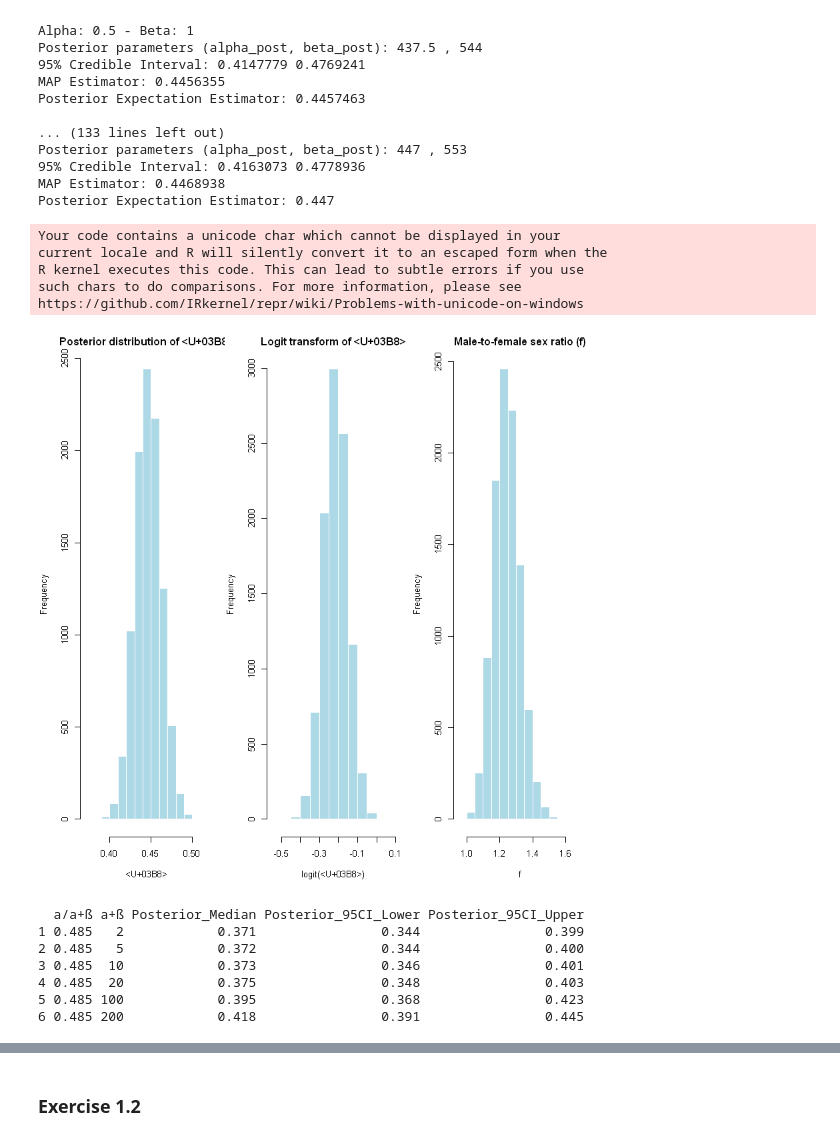
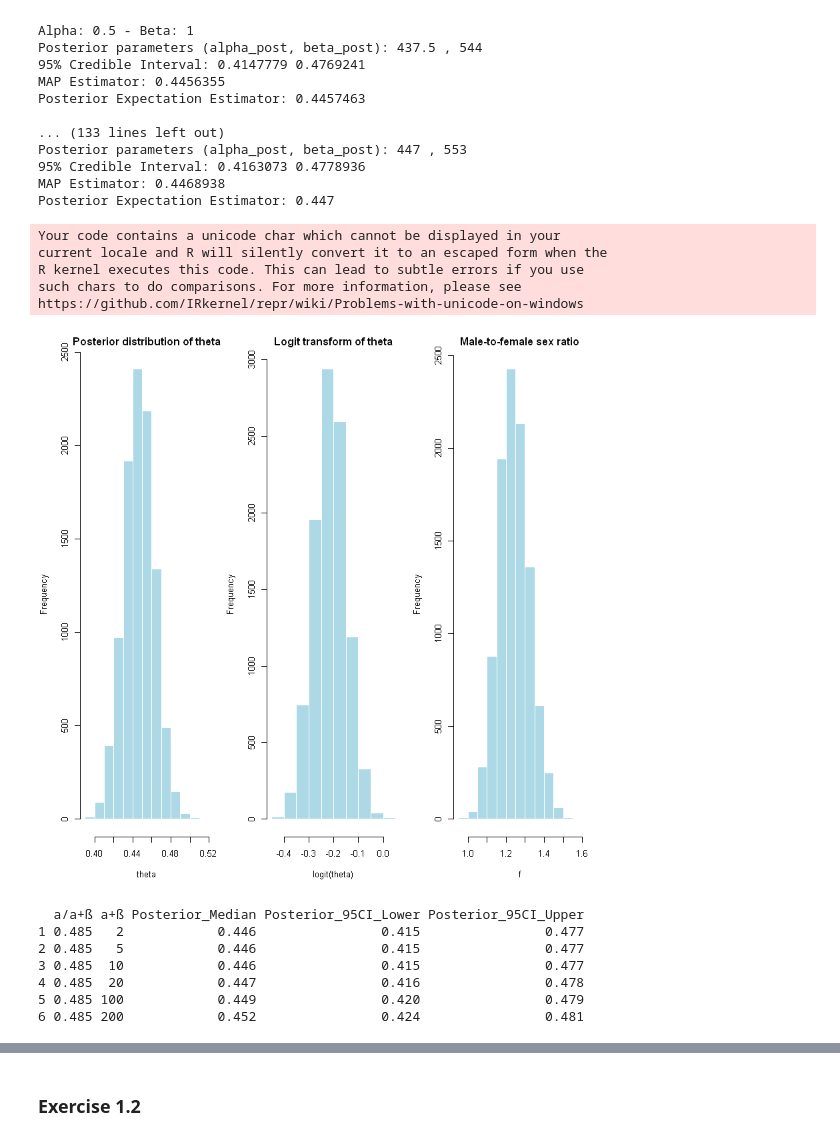
Before and after one commit to DaphneDjiakouri/Bayesian-Statistics, a Jupyter notebook: Assignments/1st_Assignment_Adriana_Madison_Dafni_Arturo.ipynb, the cells around one changed output, grey strips where cells are left out. Saved outputs shown, nothing was run; the diff lists cells and outputs as text; code cells hidden in the pictures.

```diff
--- a/Assignments/1st_Assignment_Adriana_Madison_Dafni_Arturo.ipynb
+++ b/Assignments/1st_Assignment_Adriana_Madison_Dafni_Arturo.ipynb
@@ -71,7 +73,7 @@ compute_beta_posterior <- function(alpha, beta, x, n) {
   credible_interval <- qbeta(c(0.025, 0.975), alpha_post, beta_post)
 
   # Compute MAP estimator
-  map_estimator <- (alpha_post - 1) / (alpha_post + beta_post - 2)
+  map_estimator <- (x + alpha - 1) / (n + alpha + beta - 2)
 
   # Compute posterior expectation estimator
   posterior_expectation <- alpha_post / (alpha_post + beta_post)
@@ -130,25 +132,25 @@ Posterior Expectation Estimator: 0.447
 # %%
 # Plot histograms of the posterior distributions
 par(mfrow = c(1, 3), mar = c(5, 4, 2, 1))
 
 # (a) Posterior distribution of θ
 theta_samples <- rbeta(10000, results[["alpha 5 beta 5"]]$alpha_post, results[["alpha 5 beta 5"]]$beta_post)
-hist(theta_samples, main = "Posterior distribution of θ", xlab = "θ", col = "lightblue", border = "white")
+hist(theta_samples, main = "Posterior distribution of theta", xlab = "theta", col = "lightblue", border = "white")
 
 # (b) Logit transform of θ
 logit_theta_samples <- log(theta_samples / (1 - theta_samples))
-hist(logit_theta_samples, main = "Logit transform of θ", xlab = "logit(θ)", col = "lightblue", border = "white")
+hist(logit_theta_samples, main = "Logit transform of theta", xlab = "logit(theta)", col = "lightblue", border = "white")
 
-# (c) Male-to-female sex ratio φ = (1 − θ)/θ
+# (c) Male-to-female sex ratio φ = (1 − θ)/θ (f)
 sex_ratio_samples <- (1 - theta_samples) / theta_samples
-hist(sex_ratio_samples, main = "Male-to-female sex ratio (φ)", xlab = "φ", col = "lightblue", border = "white")
+hist(sex_ratio_samples, main = "Male-to-female sex ratio", xlab = "f", col = "lightblue", border = "white")
 # %% [output]
 Your code contains a unicode char which cannot be displayed in your
 current locale and R will silently convert it to an escaped form when the
 R kernel executes this code. This can lead to subtle errors if you use
 such chars to do comparisons. For more information, please see
 https://github.com/IRkernel/repr/wiki/Problems-with-unicode-on-windows
-[figure, old version]
+[figure, new version]
 # %%
 # Initialize a dataframe to store the results
 table_data <- data.frame(
@@ -170,7 +172,7 @@ prior_sum_values <- c(2, 5, 10, 20, 100, 200) # alpha + beta
 for (prior_sum in prior_sum_values) {
 
   prior_alpha <- prior_expt * prior_sum
-  prior_beta_values <- prior_sum - prior_alpha
+  prior_beta <- prior_sum - prior_alpha
 
 
   # Compute posterior parameters and quantities
@@ -195,9 +197,9 @@ colnames(table_data) <- c("α/α+β", "α+β",
 print(table_data)
 # %% [output]
   a/a+ß a+ß Posterior_Median Posterior_95CI_Lower Posterior_95CI_Upper
-1 0.485   2            0.371                0.344                0.399
-2 0.485   5            0.372                0.344                0.400
-3 0.485  10            0.373                0.346                0.401
-4 0.485  20            0.375                0.348                0.403
-5 0.485 100            0.395                0.368                0.423
-6 0.485 200            0.418                0.391                0.445
+1 0.485   2            0.446                0.415                0.477
+2 0.485   5            0.446                0.415                0.477
+3 0.485  10            0.446                0.415                0.477
+4 0.485  20            0.447                0.416                0.478
+5 0.485 100            0.449                0.420                0.479
+6 0.485 200            0.452                0.424                0.481
```
Also changed, not shown: parts of 11 cells of this notebook.
